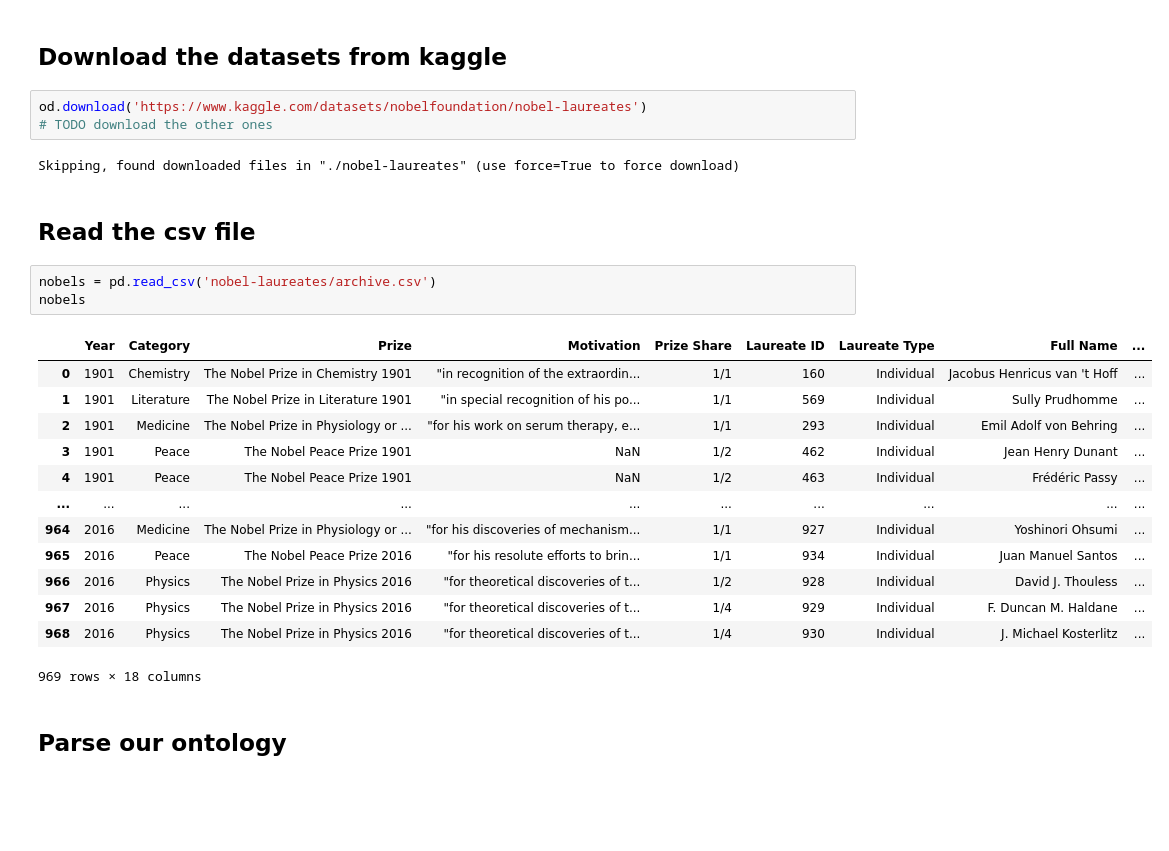
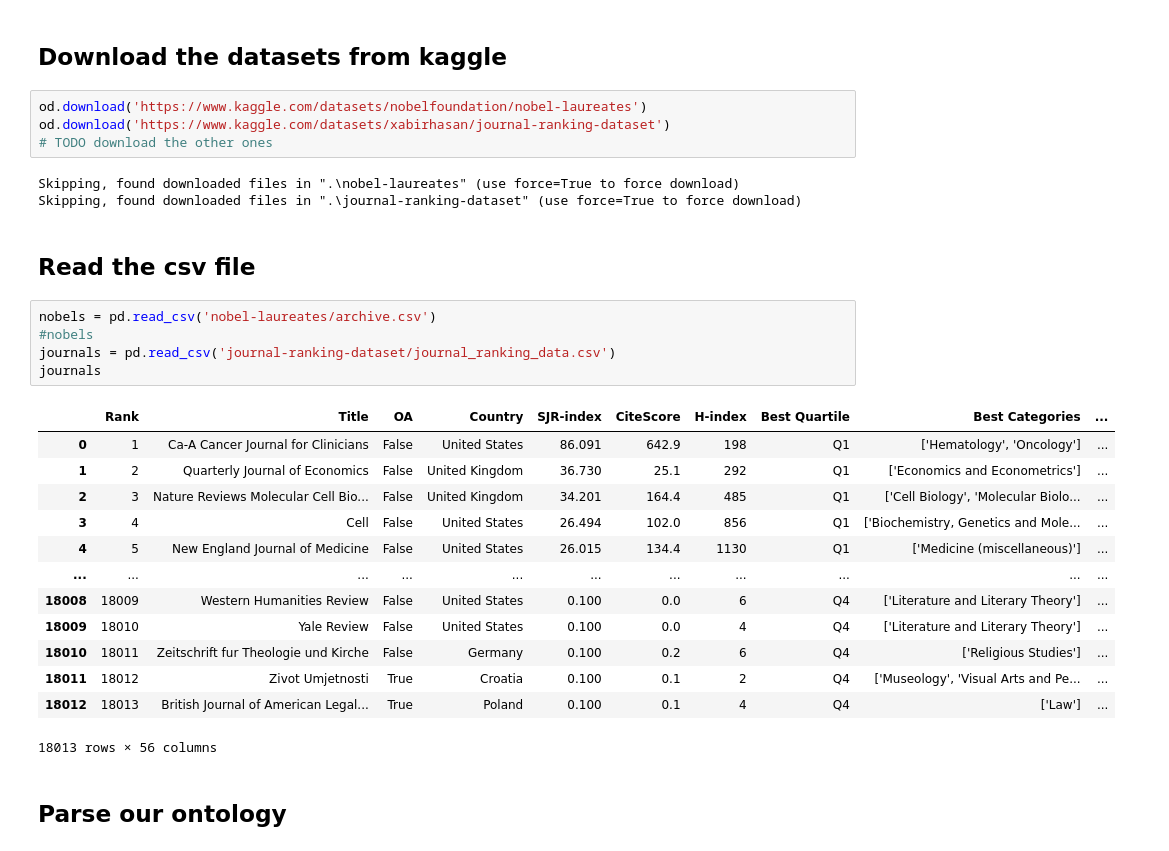
Before and after one commit to andreastocco01/a3d, a Jupyter notebook: populateDb.ipynb, the cells around one changed output. Drawn from its saved outputs; the diff is of its cells as text; blank space fills up the shorter version.

Commit message:
add journal dataset

```diff
--- a/populateDb.ipynb
+++ b/populateDb.ipynb
@@ -28,28 +33,32 @@ import pandas as pd
 ## Download the datasets from kaggle
 # %%
 od.download('https://www.kaggle.com/datasets/nobelfoundation/nobel-laureates')
+od.download('https://www.kaggle.com/datasets/xabirhasan/journal-ranking-dataset')
 # TODO download the other ones
 # %% [output]
-Skipping, found downloaded files in "./nobel-laureates" (use force=True to force download)
+Skipping, found downloaded files in ".\nobel-laureates" (use force=True to force download)
+Skipping, found downloaded files in ".\journal-ranking-dataset" (use force=True to force download)
 # %% [markdown]
 ## Read the csv file
 # %%
 nobels = pd.read_csv('nobel-laureates/archive.csv')
-nobels
+#nobels
+journals = pd.read_csv('journal-ranking-dataset/journal_ranking_data.csv')
+journals
 # %% [output]
-|  | Year | Category | Prize | Motivation | Prize Share | Laureate ID | Laureate Type | Full Name | ... |
-| 0 | 1901 | Chemistry | The Nobel Prize in Chemistry 1901 | "in recognition of the extraordin... | 1/1 | 160 | Individual | Jacobus Henricus van 't Hoff | ... |
-| 1 | 1901 | Literature | The Nobel Prize in Literature 1901 | "in special recognition of his po... | 1/1 | 569 | Individual | Sully Prudhomme | ... |
-| 2 | 1901 | Medicine | The Nobel Prize in Physiology or ... | "for his work on serum therapy, e... | 1/1 | 293 | Individual | Emil Adolf von Behring | ... |
-| 3 | 1901 | Peace | The Nobel Peace Prize 1901 | NaN | 1/2 | 462 | Individual | Jean Henry Dunant | ... |
-| 4 | 1901 | Peace | The Nobel Peace Prize 1901 | NaN | 1/2 | 463 | Individual | Frédéric Passy | ... |
-| ... | ... | ... | ... | ... | ... | ... | ... | ... | ... |
-| 964 | 2016 | Medicine | The Nobel Prize in Physiology or ... | "for his discoveries of mechanism... | 1/1 | 927 | Individual | Yoshinori Ohsumi | ... |
-| 965 | 2016 | Peace | The Nobel Peace Prize 2016 | "for his resolute efforts to brin... | 1/1 | 934 | Individual | Juan Manuel Santos | ... |
-| 966 | 2016 | Physics | The Nobel Prize in Physics 2016 | "for theoretical discoveries of t... | 1/2 | 928 | Individual | David J. Thouless | ... |
-| 967 | 2016 | Physics | The Nobel Prize in Physics 2016 | "for theoretical discoveries of t... | 1/4 | 929 | Individual | F. Duncan M. Haldane | ... |
-| 968 | 2016 | Physics | The Nobel Prize in Physics 2016 | "for theoretical discoveries of t... | 1/4 | 930 | Individual | J. Michael Kosterlitz | ... |
+|  | Rank | Title | OA | Country | SJR-index | CiteScore | H-index | Best Quartile | Best Categories | ... |
+| 0 | 1 | Ca-A Cancer Journal for Clinicians | False | United States | 86.091 | 642.9 | 198 | Q1 | ['Hematology', 'Oncology'] | ... |
+| 1 | 2 | Quarterly Journal of Economics | False | United Kingdom | 36.730 | 25.1 | 292 | Q1 | ['Economics and Econometrics'] | ... |
+| 2 | 3 | Nature Reviews Molecular Cell Bio... | False | United Kingdom | 34.201 | 164.4 | 485 | Q1 | ['Cell Biology', 'Molecular Biolo... | ... |
+| 3 | 4 | Cell | False | United States | 26.494 | 102.0 | 856 | Q1 | ['Biochemistry, Genetics and Mole... | ... |
+| 4 | 5 | New England Journal of Medicine | False | United States | 26.015 | 134.4 | 1130 | Q1 | ['Medicine (miscellaneous)'] | ... |
+| ... | ... | ... | ... | ... | ... | ... | ... | ... | ... | ... |
+| 18008 | 18009 | Western Humanities Review | False | United States | 0.100 | 0.0 | 6 | Q4 | ['Literature and Literary Theory'] | ... |
+| 18009 | 18010 | Yale Review | False | United States | 0.100 | 0.0 | 4 | Q4 | ['Literature and Literary Theory'] | ... |
+| 18010 | 18011 | Zeitschrift fur Theologie und Kirche | False | Germany | 0.100 | 0.2 | 6 | Q4 | ['Religious Studies'] | ... |
+| 18011 | 18012 | Zivot Umjetnosti | True | Croatia | 0.100 | 0.1 | 2 | Q4 | ['Museology', 'Visual Arts and Pe... | ... |
+| 18012 | 18013 | British Journal of American Legal... | True | Poland | 0.100 | 0.1 | 4 | Q4 | ['Law'] | ... |
-969 rows × 18 columns
+18013 rows × 56 columns
 # %% [markdown]
 ## Parse our ontology
 # %%
```
Also changed, not shown: parts of 3 cells of this notebook, 2 other files.
